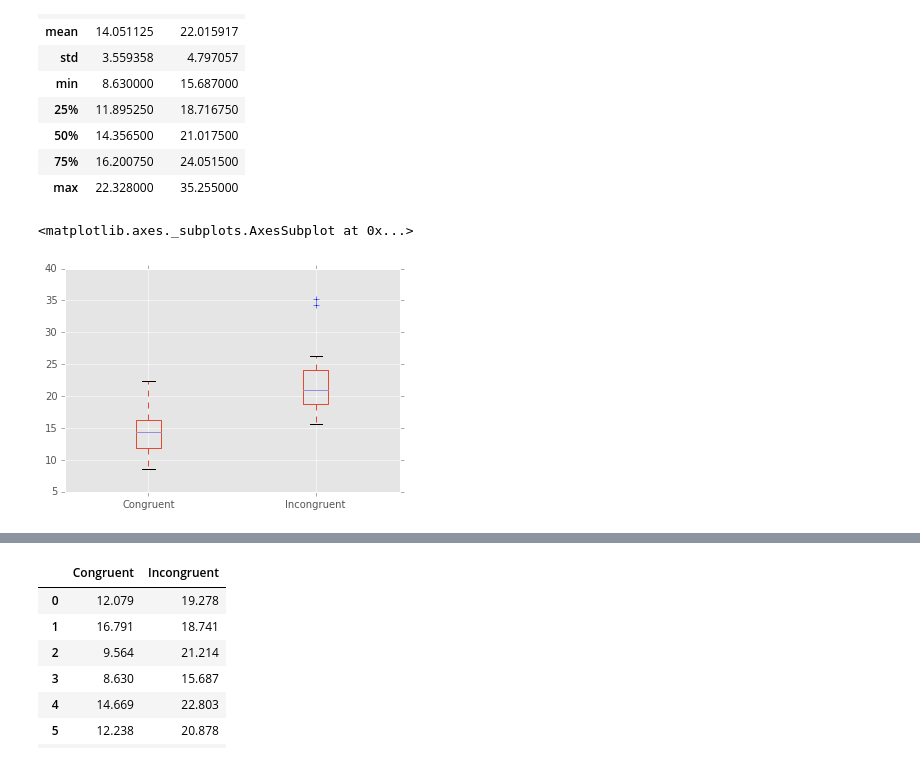
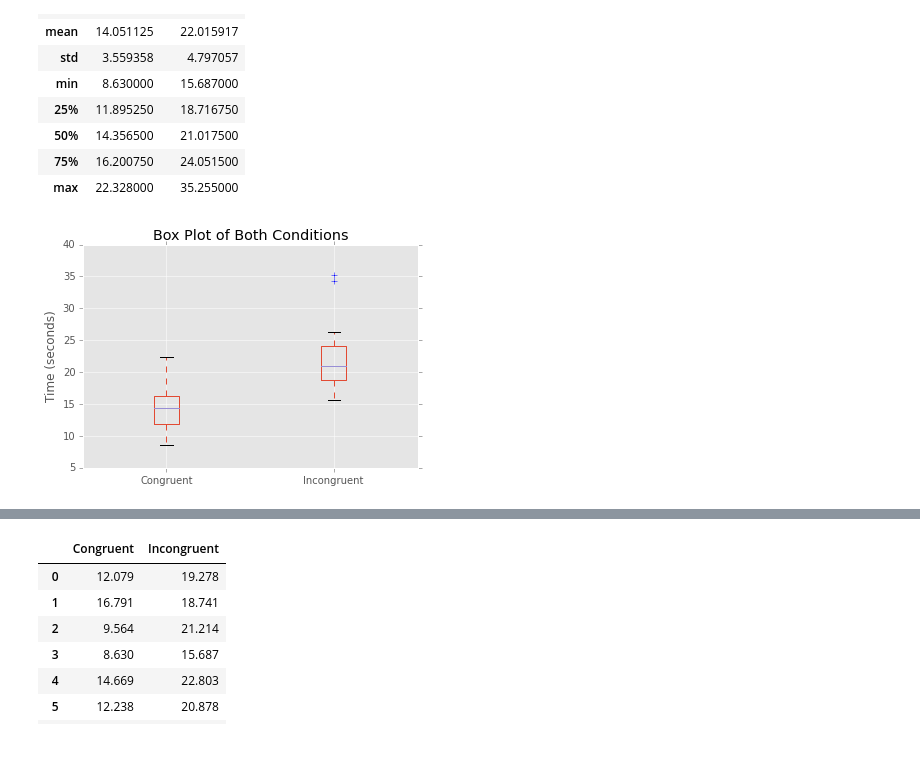
Before and after one commit to thrabchak/Udacity-Data-Analysis, a Jupyter notebook: P1 Stroop Effect/Data_Analyst_ND_Project1.ipynb, the cells around one changed output, grey strips where cells are left out. Cells and saved outputs as stored; diff of their text form; code cells hidden in the pictures.

Commit message:
Improved plots

```diff
--- a/P1 Stroop Effect/Data_Analyst_ND_Project1.ipynb
+++ b/P1 Stroop Effect/Data_Analyst_ND_Project1.ipynb
@@ -95,7 +80,9 @@ dataFrame.describe()
 | max | 22.328000 | 35.255000 |
 # %%
 # Box plots of the two conditions
-dataFrame.plot(kind='box')
+title = 'Box Plot of Both Conditions'
+kind = 'box'
+dataFrame.plot(title=title, kind=kind)
+ylabel = plt.ylabel('Time (seconds)')
 # %% [output]
-<matplotlib.axes._subplots.AxesSubplot at 0x...>
-[figure, old version]
+[figure, new version]
```
Also changed, not shown: parts of 9 cells of this notebook.
